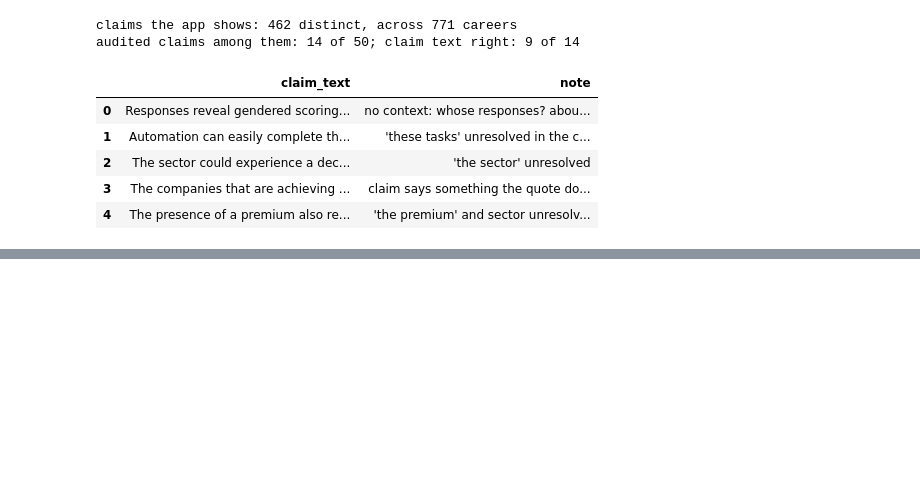
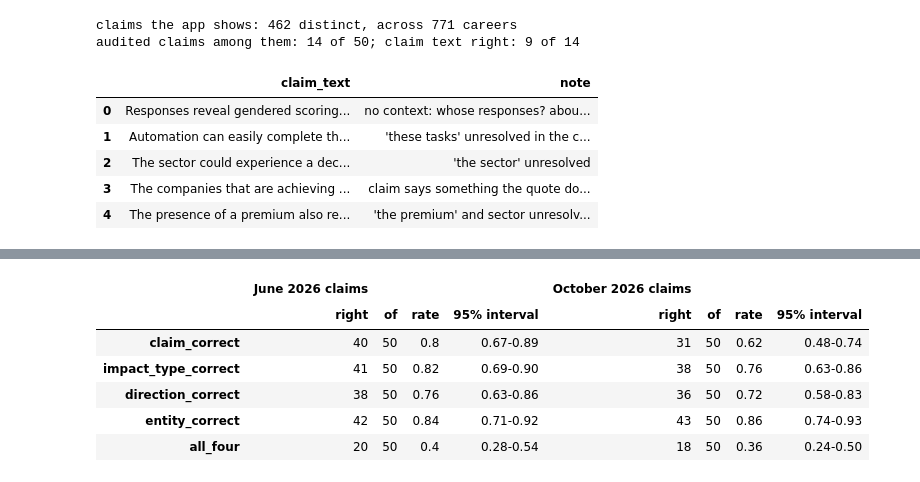
Before and after one commit to b454k/ai-aware-career-guide, a Jupyter notebook: notebooks/42_claim_label_audit.ipynb, the cells around one changed output, grey strips where cells are left out. Drawn from its saved outputs; the diff is of its cells as text; code cells hidden in the pictures; blank space fills up the shorter version.

```diff
--- a/notebooks/42_claim_label_audit.ipynb
+++ b/notebooks/42_claim_label_audit.ipynb
@@ -22,13 +22,17 @@ audit = pd.read_csv("evaluation/claim_label_audit.csv")
 audit["all_four"] = audit[CHECKS].all(axis=1).astype(int)
 
 
-def rate(column):
-    k, n = int(audit[column].sum()), len(audit)
+def rate(column, frame=audit):
+    k, n = int(frame[column].sum()), len(frame)
     interval = binomtest(k, n).proportion_ci(method="wilson")  # Wilson: sound at n = 50 and rates near 1
     return {"right": k, "of": n, "rate": round(k / n, 2), "95% interval": f"{interval.low:.2f}-{interval.high:.2f}"}
 
 
-pd.DataFrame({column: rate(column) for column in CHECKS + ["all_four"]}).T
+def rates(frame):
+    return pd.DataFrame({column: rate(column, frame) for column in CHECKS + ["all_four"]}).T
+
+
+rates(audit)
 # %% [output]
 |  | right | of | rate | 95% interval |
 | claim_correct | 40 | 50 | 0.8 | 0.67-0.89 |
@@ -81,0 +90,12 @@ audited claims among them: 14 of 50; claim text right: 9 of 14
+# %%
+new = pd.read_csv("evaluation/claim_label_audit_2026_10.csv")
+new["all_four"] = new[CHECKS].all(axis=1).astype(int)
+pd.concat({"June 2026 claims": rates(audit), "October 2026 claims": rates(new)}, axis=1)
+# %% [output]
+|  | June 2026 claims |  |  |  | October 2026 claims |  |  |  |
+|  | right | of | rate | 95% interval | right | of | rate | 95% interval |
+| claim_correct | 40 | 50 | 0.8 | 0.67-0.89 | 31 | 50 | 0.62 | 0.48-0.74 |
+| impact_type_correct | 41 | 50 | 0.82 | 0.69-0.90 | 38 | 50 | 0.76 | 0.63-0.86 |
+| direction_correct | 38 | 50 | 0.76 | 0.63-0.86 | 36 | 50 | 0.72 | 0.58-0.83 |
+| entity_correct | 42 | 50 | 0.84 | 0.71-0.92 | 43 | 50 | 0.86 | 0.74-0.93 |
+| all_four | 20 | 50 | 0.4 | 0.28-0.54 | 18 | 50 | 0.36 | 0.24-0.50 |
```
Also changed, not shown: parts of 4 cells of this notebook, 4 other files.
